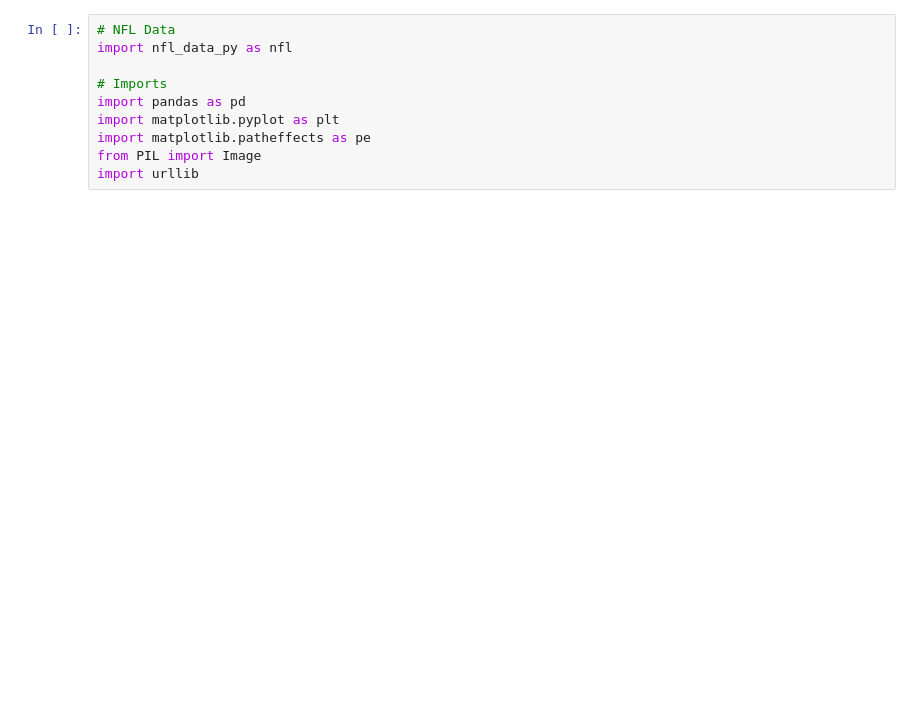
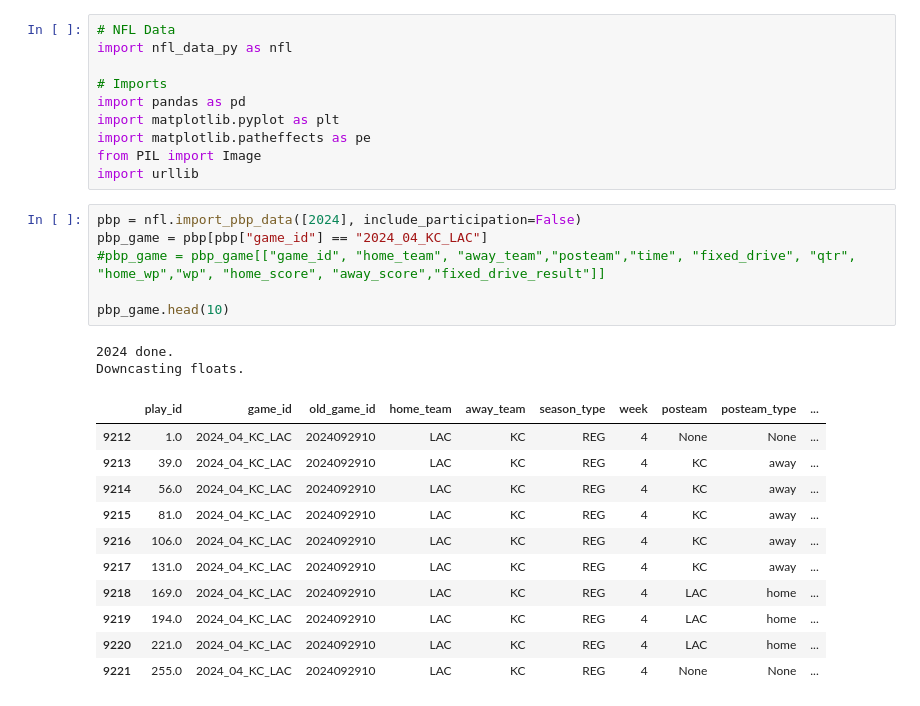
Before and after one commit to KaiWoessner/NFLDataAnalysis, a Jupyter notebook: NFLWinPercentageBreakdown.ipynb, the cells around one changed output. Cells and saved outputs as stored; diff of their text form; blank space fills up the shorter version.

```diff
--- a/NFLWinPercentageBreakdown.ipynb
+++ b/NFLWinPercentageBreakdown.ipynb
@@ -31,6 +31,26 @@ import matplotlib.pyplot as plt
 import matplotlib.patheffects as pe
 from PIL import Image
 import urllib
+# %%
+pbp = nfl.import_pbp_data([2024], include_participation=False)
+pbp_game = pbp[pbp["game_id"] == "2024_04_KC_LAC"]
+#pbp_game = pbp_game[["game_id", "home_team", "away_team","posteam","time", "fixed_drive", "qtr", "home_wp","wp", "home_score", "away_score","fixed_drive_result"]]
+
+pbp_game.head(10)
+# %% [output]
+2024 done.
+Downcasting floats.
+|  | play_id | game_id | old_game_id | home_team | away_team | season_type | week | posteam | posteam_type | ... |
+| 9212 | 1.0 | 2024_04_KC_LAC | 2024092910 | LAC | KC | REG | 4 | None | None | ... |
+| 9213 | 39.0 | 2024_04_KC_LAC | 2024092910 | LAC | KC | REG | 4 | KC | away | ... |
+| 9214 | 56.0 | 2024_04_KC_LAC | 2024092910 | LAC | KC | REG | 4 | KC | away | ... |
+| 9215 | 81.0 | 2024_04_KC_LAC | 2024092910 | LAC | KC | REG | 4 | KC | away | ... |
+| 9216 | 106.0 | 2024_04_KC_LAC | 2024092910 | LAC | KC | REG | 4 | KC | away | ... |
+| 9217 | 131.0 | 2024_04_KC_LAC | 2024092910 | LAC | KC | REG | 4 | KC | away | ... |
+| 9218 | 169.0 | 2024_04_KC_LAC | 2024092910 | LAC | KC | REG | 4 | LAC | home | ... |
+| 9219 | 194.0 | 2024_04_KC_LAC | 2024092910 | LAC | KC | REG | 4 | LAC | home | ... |
+| 9220 | 221.0 | 2024_04_KC_LAC | 2024092910 | LAC | KC | REG | 4 | LAC | home | ... |
+| 9221 | 255.0 | 2024_04_KC_LAC | 2024092910 | LAC | KC | REG | 4 | None | None | ... |
 # %%
 # Input data
 tm1 = input("First Team: ").upper()
```
Also changed, not shown: parts of 2 cells of this notebook.
